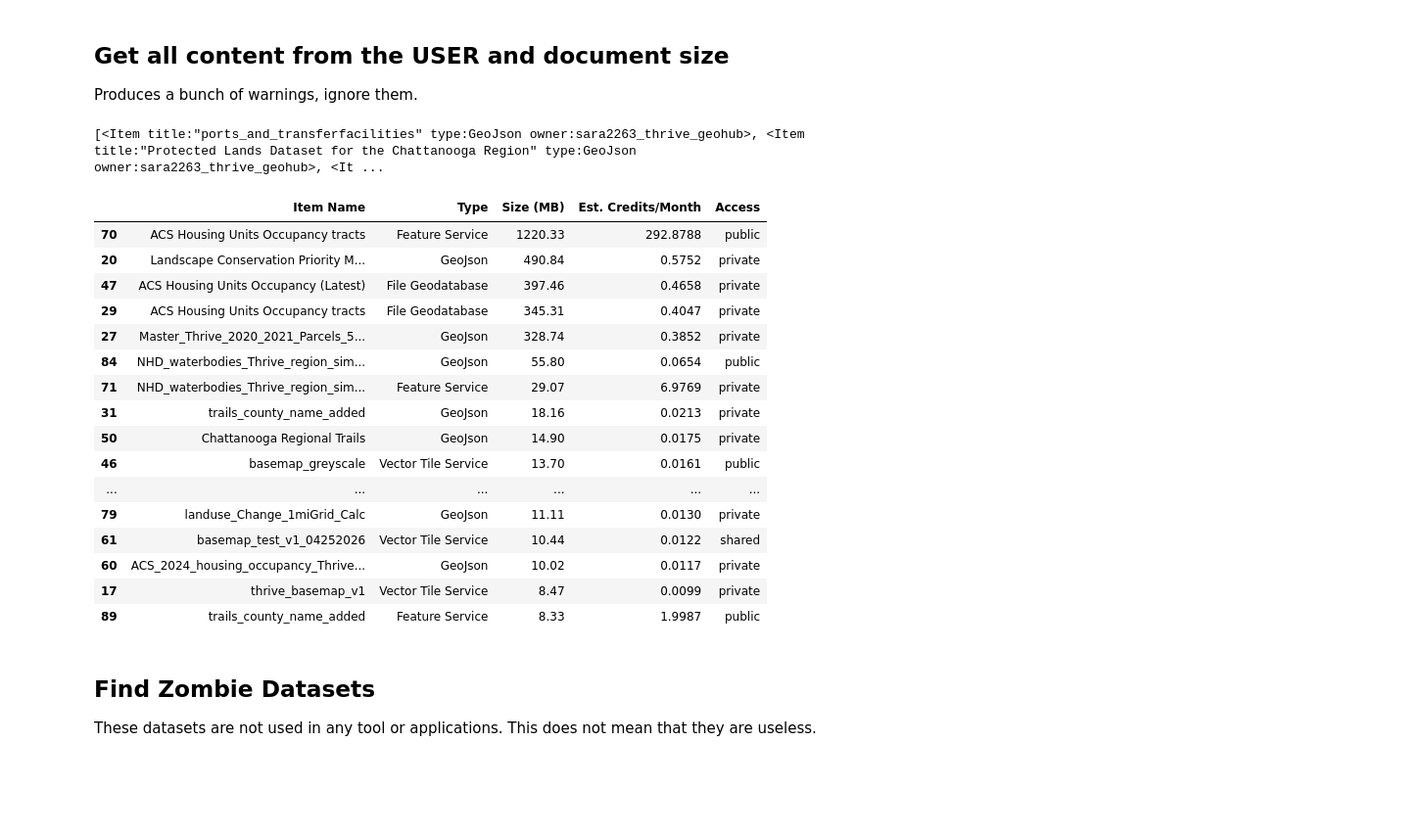
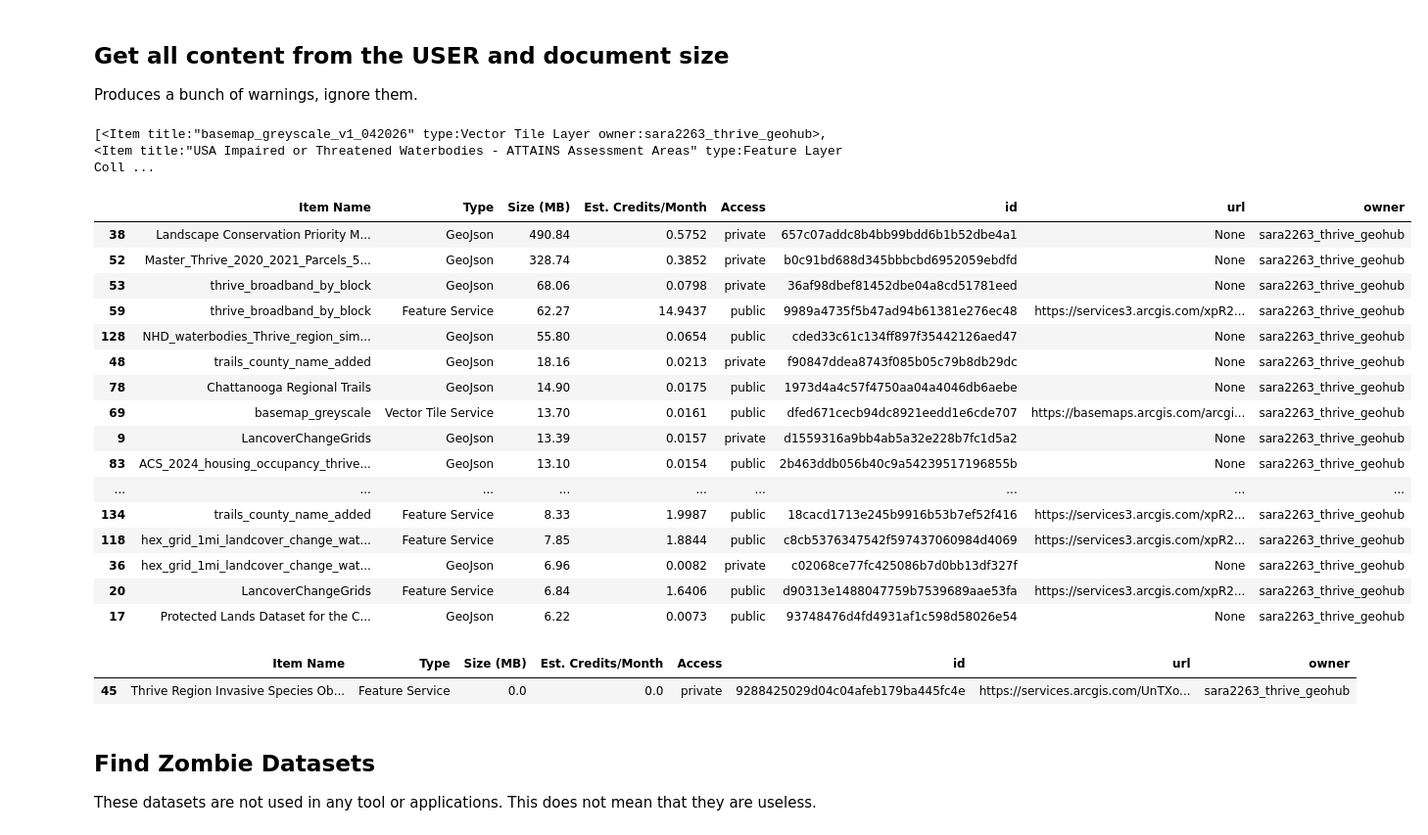
Before and after one commit to cankadir/thrive-data-portal, a Jupyter notebook: PY/Query-EsriContent.ipynb, the cells around one changed output. Shown at 98% size. Drawn from its saved outputs; the diff is of its cells as text; code cells hidden in the pictures; blank space fills up the shorter version.

Commit message:
improved data ownership queries

```diff
--- a/PY/Query-EsriContent.ipynb
+++ b/PY/Query-EsriContent.ipynb
@@ -33,59 +35,68 @@ Produces a bunch of warnings, ignore them.
 
 # 1. Search for all public feature layers owned by the client's org/account
 # brings everything - insert username from gis var
-all_my_items = gis.content.search(query= f"owner:{gis.users.me.username}", max_items=1000)
-print( all_my_items )
+all_my_items = gis.content.search(
+    query= f"owner:{gis.users.me.username}", max_items=1000)
+print( f"{len(all_my_items)} items found in the user." )
 
 data_summary = []
 
 # iterate through items
 for item in all_my_items:
     size_mb = item.size / (1024 * 1024)
     item_type = item.type
 
     # Calculate the credit rate based on Esri's storage rules
     if item_type == "Feature Service":
         # Feature storage: 2.4 credits per 10 MB
         monthly_credits = (size_mb / 10) * 2.4
     elif item_type in ["Imagery Layer", "Map Service", "Vector Tile Service", "Scene Service"]:
         # Raster, Imagery, Tile storage: 1.2 credits per 1 GB
         size_gb = size_mb / 1024
         monthly_credits = size_gb * 1.2
     else:
         # File storage (Files, CSVs, Notebooks, Web Maps): 1.2 credits per 1 GB
         size_gb = size_mb / 1024
         monthly_credits = size_gb * 1.2
 
     data_summary.append({
         "Item Name": item.title,
         "Type": item_type,
         "Size (MB)": round(size_mb, 2),
         "Est. Credits/Month": round(monthly_credits, 4),
-        "Access": item.access
+        "Access": item.access,
+        "id": item.id,
+        'url': item.url,
+        'owner': item.owner
     })
 
 df = pd.DataFrame(data_summary)
 
 df.sort_values( by='Size (MB)' , ascending=False).head(20)
 # %% [output]
-[<Item title:"ports_and_transferfacilities" type:GeoJson owner:sara2263_thrive_geohub>, <Item title:"Protected Lands Dataset for the Chattanooga Region" type:GeoJson owner:sara2263_thrive_geohub>, <It ...
+[<Item title:"basemap_greyscale_v1_042026" type:Vector Tile Layer owner:sara2263_thrive_geohub>, <Item title:"USA Impaired or Threatened Waterbodies - ATTAINS Assessment Areas" type:Feature Layer Coll ...
-|  | Item Name | Type | Size (MB) | Est. Credits/Month | Access |
-| 70 | ACS Housing Units Occupancy tracts | Feature Service | 1220.33 | 292.8788 | public |
-| 20 | Landscape Conservation Priority M... | GeoJson | 490.84 | 0.5752 | private |
-| 47 | ACS Housing Units Occupancy (Latest) | File Geodatabase | 397.46 | 0.4658 | private |
-| 29 | ACS Housing Units Occupancy tracts | File Geodatabase | 345.31 | 0.4047 | private |
-| 27 | Master_Thrive_2020_2021_Parcels_5... | GeoJson | 328.74 | 0.3852 | private |
-| 84 | NHD_waterbodies_Thrive_region_sim... | GeoJson | 55.80 | 0.0654 | public |
-| 71 | NHD_waterbodies_Thrive_region_sim... | Feature Service | 29.07 | 6.9769 | private |
-| 31 | trails_county_name_added | GeoJson | 18.16 | 0.0213 | private |
-| 50 | Chattanooga Regional Trails | GeoJson | 14.90 | 0.0175 | private |
-| 46 | basemap_greyscale | Vector Tile Service | 13.70 | 0.0161 | public |
-| ... | ... | ... | ... | ... | ... |
-| 79 | landuse_Change_1miGrid_Calc | GeoJson | 11.11 | 0.0130 | private |
-| 61 | basemap_test_v1_04252026 | Vector Tile Service | 10.44 | 0.0122 | shared |
-| 60 | ACS_2024_housing_occupancy_Thrive... | GeoJson | 10.02 | 0.0117 | private |
-| 17 | thrive_basemap_v1 | Vector Tile Service | 8.47 | 0.0099 | private |
-| 89 | trails_county_name_added | Feature Service | 8.33 | 1.9987 | public |
+|  | Item Name | Type | Size (MB) | Est. Credits/Month | Access | id | url | owner |
+| 38 | Landscape Conservation Priority M... | GeoJson | 490.84 | 0.5752 | private | 657c07addc8b4bb99bdd6b1b52dbe4a1 | None | sara2263_thrive_geohub |
+| 52 | Master_Thrive_2020_2021_Parcels_5... | GeoJson | 328.74 | 0.3852 | private | b0c91bd688d345bbbcbd6952059ebdfd | None | sara2263_thrive_geohub |
+| 53 | thrive_broadband_by_block | GeoJson | 68.06 | 0.0798 | private | 36af98dbef81452dbe04a8cd51781eed | None | sara2263_thrive_geohub |
+| 59 | thrive_broadband_by_block | Feature Service | 62.27 | 14.9437 | public | 9989a4735f5b47ad94b61381e276ec48 | https://services3.arcgis.com/xpR2... | sara2263_thrive_geohub |
+| 128 | NHD_waterbodies_Thrive_region_sim... | GeoJson | 55.80 | 0.0654 | public | cded33c61c134ff897f35442126aed47 | None | sara2263_thrive_geohub |
+| 48 | trails_county_name_added | GeoJson | 18.16 | 0.0213 | private | f90847ddea8743f085b05c79b8db29dc | None | sara2263_thrive_geohub |
+| 78 | Chattanooga Regional Trails | GeoJson | 14.90 | 0.0175 | public | 1973d4a4c57f4750aa04a4046db6aebe | None | sara2263_thrive_geohub |
+| 69 | basemap_greyscale | Vector Tile Service | 13.70 | 0.0161 | public | dfed671cecb94dc8921eedd1e6cde707 | https://basemaps.arcgis.com/arcgi... | sara2263_thrive_geohub |
+| 9 | LancoverChangeGrids | GeoJson | 13.39 | 0.0157 | private | d1559316a9bb4ab5a32e228b7fc1d5a2 | None | sara2263_thrive_geohub |
+| 83 | ACS_2024_housing_occupancy_thrive... | GeoJson | 13.10 | 0.0154 | public | 2b463ddb056b40c9a54239517196855b | None | sara2263_thrive_geohub |
+| ... | ... | ... | ... | ... | ... | ... | ... | ... |
+| 134 | trails_county_name_added | Feature Service | 8.33 | 1.9987 | public | 18cacd1713e245b9916b53b7ef52f416 | https://services3.arcgis.com/xpR2... | sara2263_thrive_geohub |
+| 118 | hex_grid_1mi_landcover_change_wat... | Feature Service | 7.85 | 1.8844 | public | c8cb5376347542f597437060984d4069 | https://services3.arcgis.com/xpR2... | sara2263_thrive_geohub |
+| 36 | hex_grid_1mi_landcover_change_wat... | GeoJson | 6.96 | 0.0082 | private | c02068ce77fc425086b7d0bb13df327f | None | sara2263_thrive_geohub |
+| 20 | LancoverChangeGrids | Feature Service | 6.84 | 1.6406 | public | d90313e1488047759b7539689aae53fa | https://services3.arcgis.com/xpR2... | sara2263_thrive_geohub |
+| 17 | Protected Lands Dataset for the C... | GeoJson | 6.22 | 0.0073 | public | 93748476d4fd4931af1c598d58026e54 | None | sara2263_thrive_geohub |
+# %%
+df[df['id'] == "9288425029d04c04afeb179ba445fc4e" ]
+# %% [output]
+|  | Item Name | Type | Size (MB) | Est. Credits/Month | Access | id | url | owner |
+| 45 | Thrive Region Invasive Species Ob... | Feature Service | 0.0 | 0.0 | private | 9288425029d04c04afeb179ba445fc4e | https://services.arcgis.com/UnTXo... | sara2263_thrive_geohub |
 # %% [markdown]
 ## Find Zombie Datasets
 These datasets are not used in any tool or applications. This does not mean that they are useless.
```
Also changed, not shown: parts of 6 cells of this notebook.
